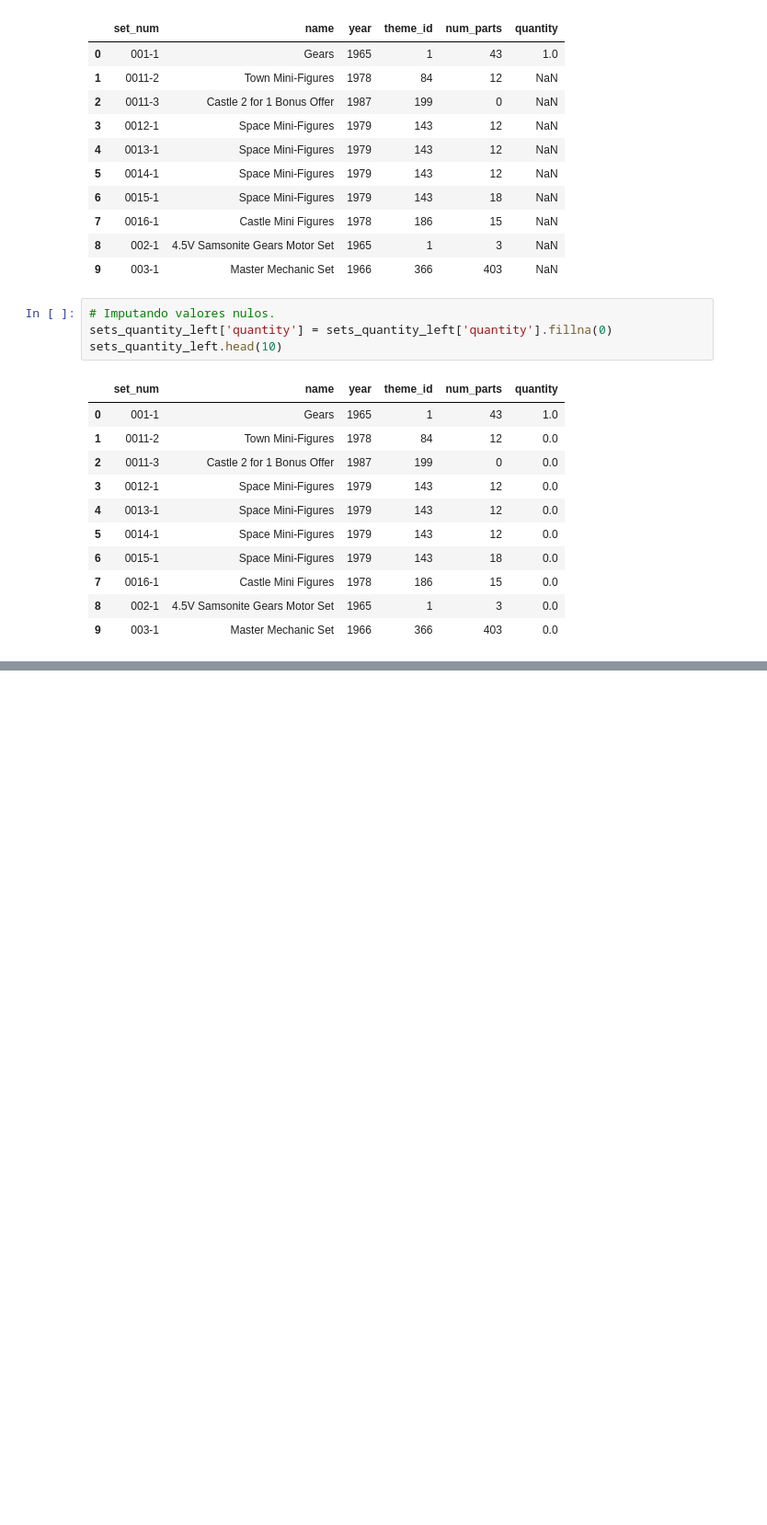
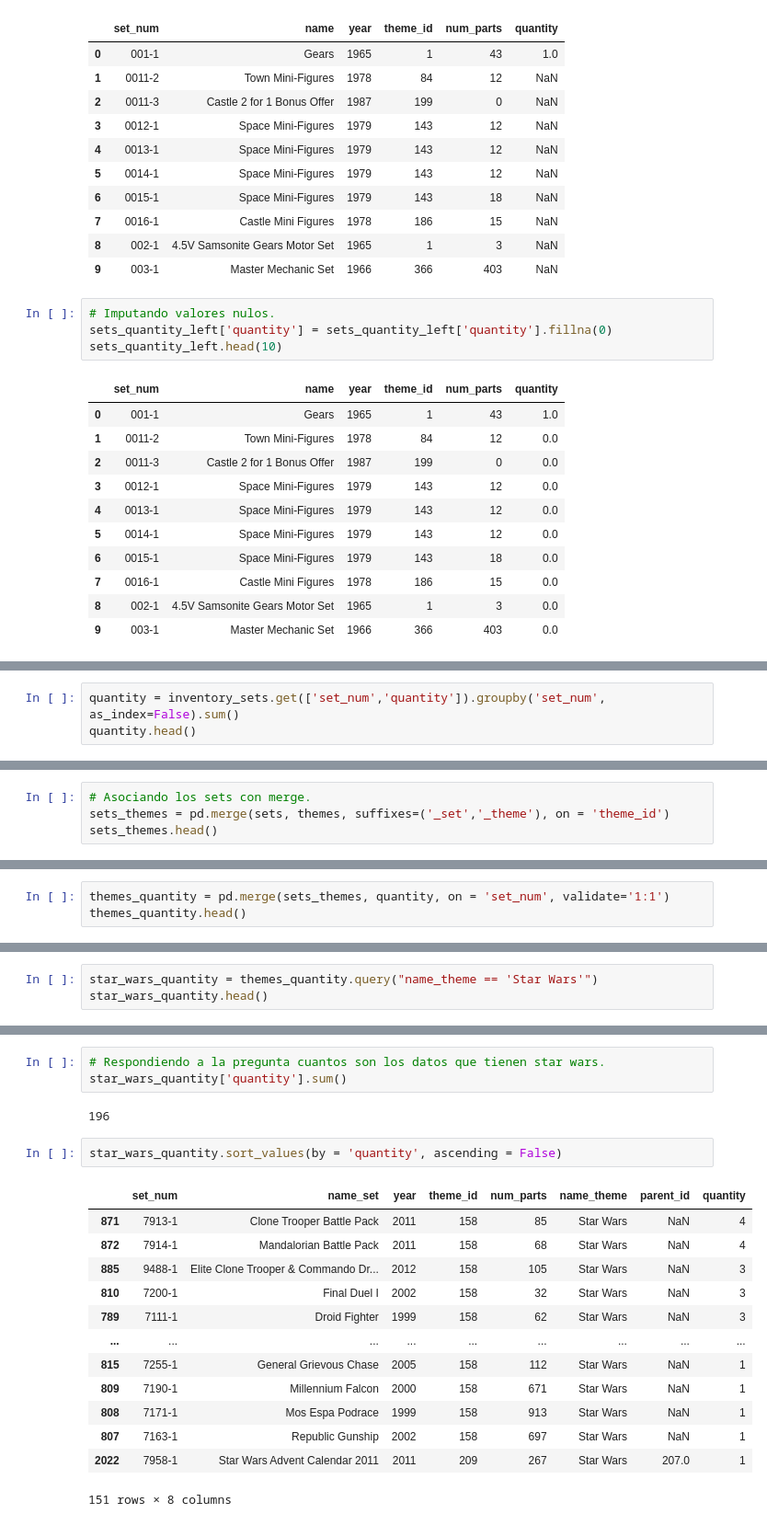
Before and after one commit to oscargbocanegra/learning, a Jupyter notebook: MachineLearning/c-udemy-analisis-datos-python-3/notebooks/02-merging-dataframes.ipynb, the cells around one changed output, grey strips where cells are left out. Shown: that part at 92% size. Drawn from its saved outputs; the diff is of its cells as text; blank space fills up the shorter version.

```diff
--- a/MachineLearning/c-udemy-analisis-datos-python-3/notebooks/02-merging-dataframes.ipynb
+++ b/MachineLearning/c-udemy-analisis-datos-python-3/notebooks/02-merging-dataframes.ipynb
@@ -651,0 +682,3 @@ sets_quantity_left.head(10)
+# %%
+quantity = inventory_sets.get(['set_num','quantity']).groupby('set_num', as_index=False).sum()
+quantity.head()
@@ -651,0 +692,4 @@ sets_quantity_left.head(10)
+# %%
+# Asociando los sets con merge.
+sets_themes = pd.merge(sets, themes, suffixes=('_set','_theme'), on = 'theme_id')
+sets_themes.head()
@@ -651,0 +703,3 @@ sets_quantity_left.head(10)
+# %%
+themes_quantity = pd.merge(sets_themes, quantity, on = 'set_num', validate='1:1')
+themes_quantity.head()
@@ -651,0 +713,3 @@ sets_quantity_left.head(10)
+# %%
+star_wars_quantity = themes_quantity.query("name_theme == 'Star Wars'")
+star_wars_quantity.head()
@@ -651,0 +723,21 @@ sets_quantity_left.head(10)
+# %%
+# Respondiendo a la pregunta cuantos son los datos que tienen star wars.
+star_wars_quantity['quantity'].sum()
+# %% [output]
+196
+# %%
+star_wars_quantity.sort_values(by = 'quantity', ascending = False)
+# %% [output]
+|  | set_num | name_set | year | theme_id | num_parts | name_theme | parent_id | quantity |
+| 871 | 7913-1 | Clone Trooper Battle Pack | 2011 | 158 | 85 | Star Wars | NaN | 4 |
+| 872 | 7914-1 | Mandalorian Battle Pack | 2011 | 158 | 68 | Star Wars | NaN | 4 |
+| 885 | 9488-1 | Elite Clone Trooper & Commando Dr... | 2012 | 158 | 105 | Star Wars | NaN | 3 |
+| 810 | 7200-1 | Final Duel I | 2002 | 158 | 32 | Star Wars | NaN | 3 |
+| 789 | 7111-1 | Droid Fighter | 1999 | 158 | 62 | Star Wars | NaN | 3 |
+| ... | ... | ... | ... | ... | ... | ... | ... | ... |
+| 815 | 7255-1 | General Grievous Chase | 2005 | 158 | 112 | Star Wars | NaN | 1 |
+| 809 | 7190-1 | Millennium Falcon | 2000 | 158 | 671 | Star Wars | NaN | 1 |
+| 808 | 7171-1 | Mos Espa Podrace | 1999 | 158 | 913 | Star Wars | NaN | 1 |
+| 807 | 7163-1 | Republic Gunship | 2002 | 158 | 697 | Star Wars | NaN | 1 |
+| 2022 | 7958-1 | Star Wars Advent Calendar 2011 | 2011 | 209 | 267 | Star Wars | 207.0 | 1 |
+151 rows × 8 columns
```
Also changed, not shown: parts of 8 cells of this notebook.
